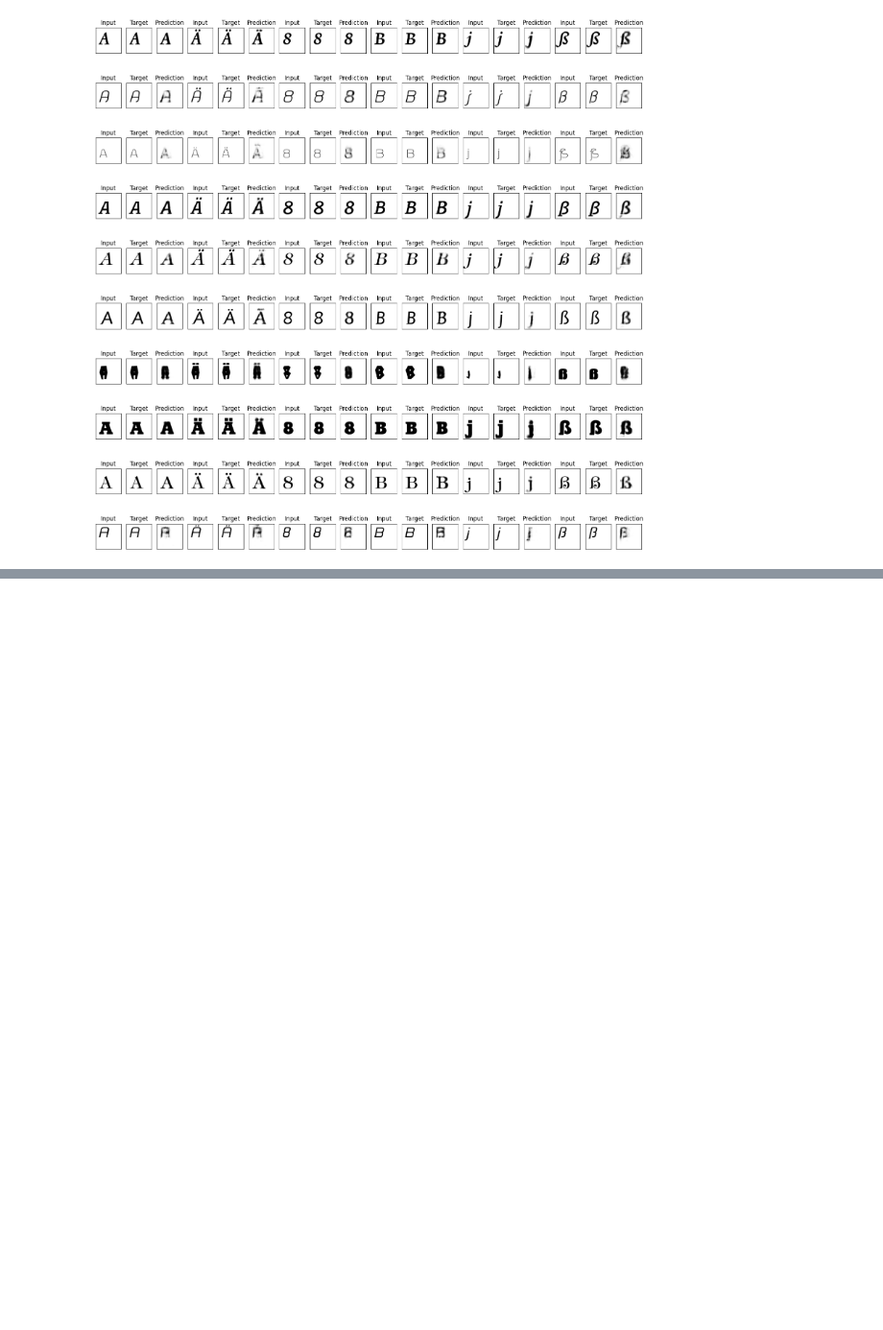
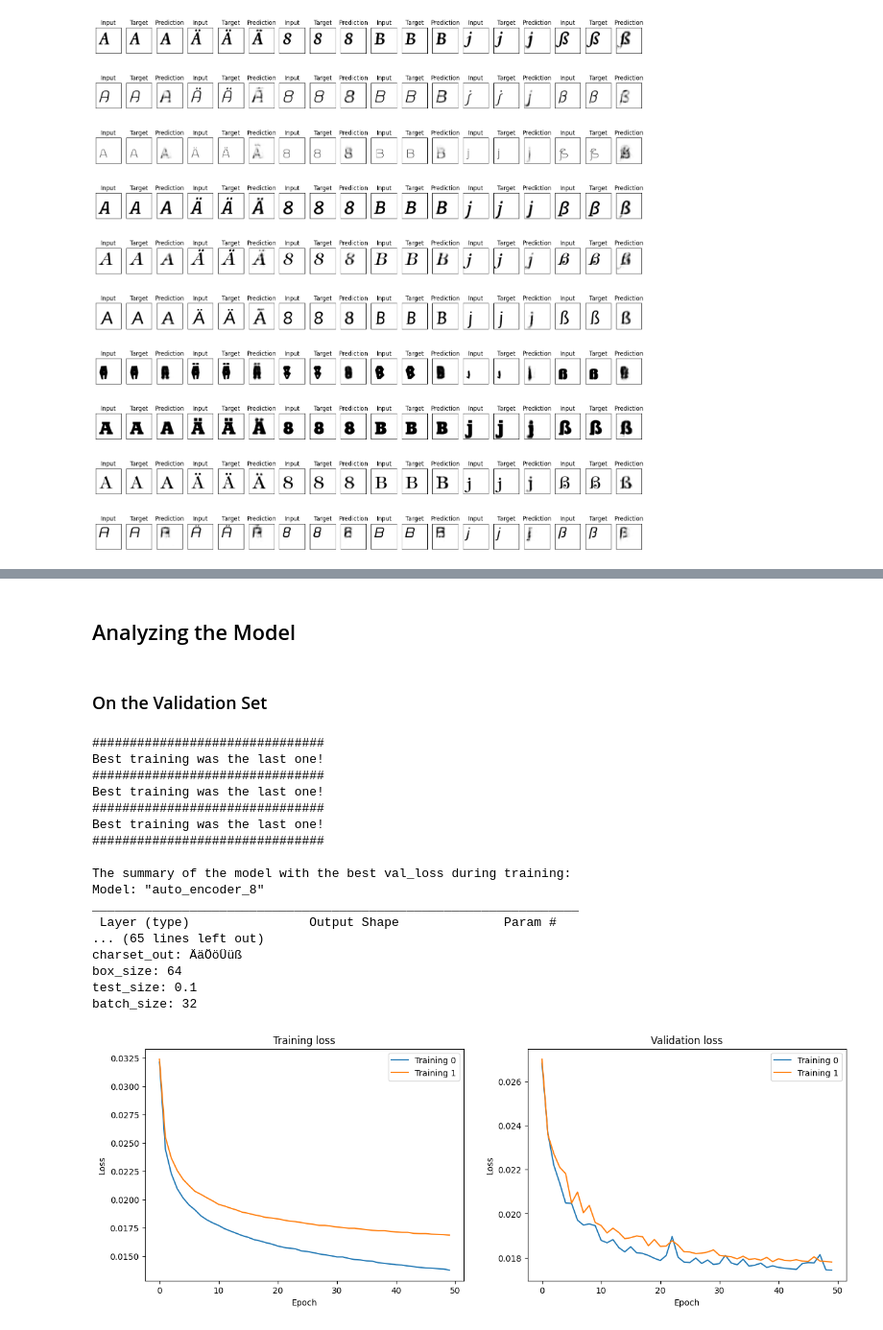
Before and after one commit to Johannes-Schall/AI_Font_Generator, a Jupyter notebook: notebooks/first_model_just_with_AÄ.ipynb, the cells around one changed output, grey strips where cells are left out. Shown at 96% size. Cells and saved outputs as stored; diff of their text form; code cells hidden in the pictures; blank space fills up the shorter version.

```diff
--- a/notebooks/first_model_just_with_AÄ.ipynb
+++ b/notebooks/first_model_just_with_AÄ.ipynb
@@ -310,0 +368,3 @@ batch_size: 64
+# %%
+dataset_train = dataset_train.map(lambda image: (image[:,:,:len(charset_in)], image[:,:,len(charset_in):])).shuffle(num_samples - num_test_samples).batch(batch_size)
+dataset_test = dataset_test.map(lambda image: (image[:,:,:len(charset_in)], image[:,:,len(charset_in):])).batch(batch_size)
@@ -310,0 +606,9 @@ batch_size: 64
+# %%
+model = AutoEncoder(128)
+
+model.compile(
+    optimizer = "adam",
+    loss = "mse"
+)
+
+model.summary()
@@ -310,0 +635,12 @@ batch_size: 64
+# %%
+trainings_list.append({
+    "charset_in": charset_in,
+    "charset_out": charset_out,
+    "box_size": box_size,
+    "test_size": test_size,
+    "batch_size": batch_size,
+    "history": model.fit(
+        dataset_train,
+        epochs=50,
+        validation_data=dataset_test
+)})
@@ -310,0 +665,27 @@ batch_size: 64
+# %% [markdown]
+## Analyzing the Model
+# %% [markdown]
+### On the Validation Set
+# %%
+analyze_trainings(trainings_list)
+#render_predictions(model, dataset_test, num_examples=10, figsize=(20, 20))
+#render_predictions(model, dataset_test, num_examples=10, figsize=(20, 20), black_white=True)
+# %% [output]
+###############################
+Best training was the last one!
+###############################
+Best training was the last one!
+###############################
+Best training was the last one!
+###############################
+
+The summary of the model with the best val_loss during training:
+Model: "auto_encoder_8"
+_________________________________________________________________
+ Layer (type)                Output Shape              Param #
+... (65 lines left out)
+charset_out: ÄäÖöÜüß
+box_size: 64
+test_size: 0.1
+batch_size: 32
+[figure, added]
```
Also changed, not shown: parts of 22 cells of this notebook, 22 other files.
